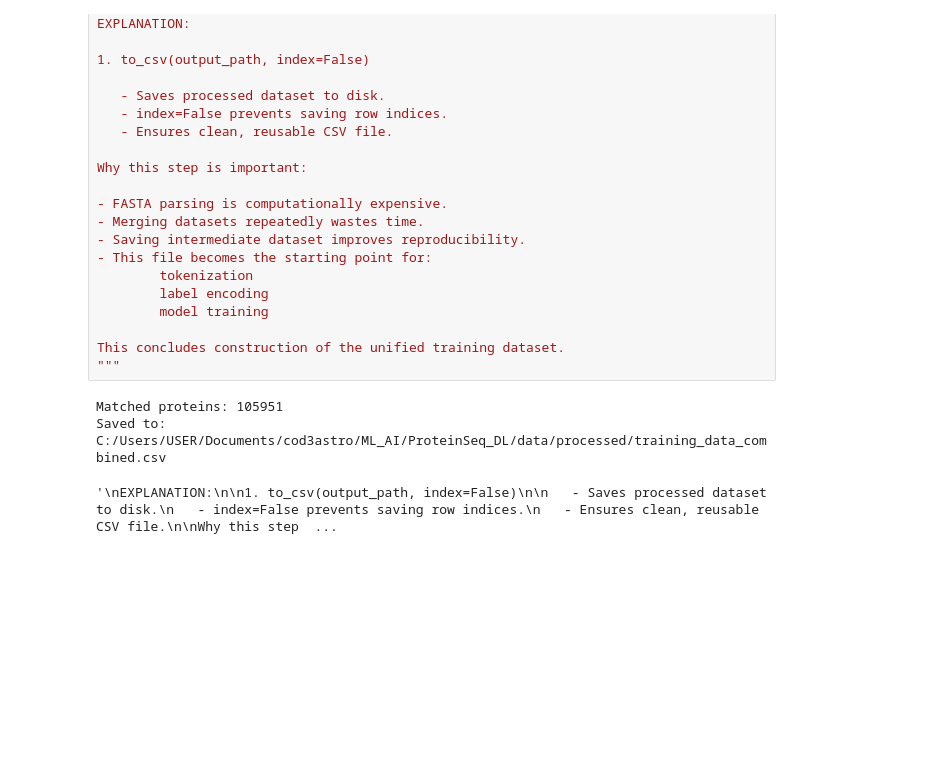
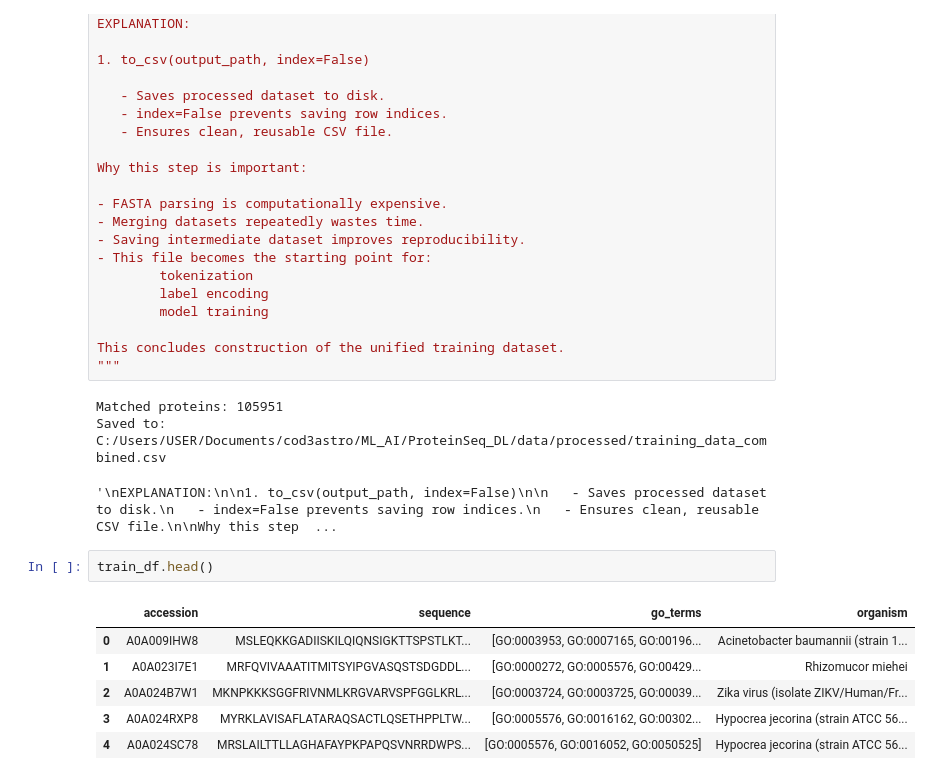
Before and after one commit to cod3astro/ProteinSeq_DL, a Jupyter notebook: notebooks/extrain.ipynb, the cells around one changed output. Drawn from its saved outputs; the diff is of its cells as text; blank space fills up the shorter version.

```diff
--- a/notebooks/extrain.ipynb
+++ b/notebooks/extrain.ipynb
@@ -611,3 +611,12 @@ This concludes construction of the unified training dataset.
 Matched proteins: 105951
 Saved to: C:/Users/USER/Documents/cod3astro/ML_AI/ProteinSeq_DL/data/processed/training_data_combined.csv
 '\nEXPLANATION:\n\n1. to_csv(output_path, index=False)\n\n   - Saves processed dataset to disk.\n   - index=False prevents saving row indices.\n   - Ensures clean, reusable CSV file.\n\nWhy this step  ...
+# %%
+train_df.head()
+# %% [output]
+|  | accession | sequence | go_terms | organism |
+| 0 | A0A009IHW8 | MSLEQKKGADIISKILQIQNSIGKTTSPSTLKT... | [GO:0003953, GO:0007165, GO:00196... | Acinetobacter baumannii (strain 1... |
+| 1 | A0A023I7E1 | MRFQVIVAAATITMITSYIPGVASQSTSDGDDL... | [GO:0000272, GO:0005576, GO:00429... | Rhizomucor miehei |
+| 2 | A0A024B7W1 | MKNPKKKSGGFRIVNMLKRGVARVSPFGGLKRL... | [GO:0003724, GO:0003725, GO:00039... | Zika virus (isolate ZIKV/Human/Fr... |
+| 3 | A0A024RXP8 | MYRKLAVISAFLATARAQSACTLQSETHPPLTW... | [GO:0005576, GO:0016162, GO:00302... | Hypocrea jecorina (strain ATCC 56... |
+| 4 | A0A024SC78 | MRSLAILTTLLAGHAFAYPKPAPQSVNRRDWPS... | [GO:0005576, GO:0016052, GO:0050525] | Hypocrea jecorina (strain ATCC 56... |
```
Also changed, not shown: parts of 2 cells of this notebook, 1 other file.
